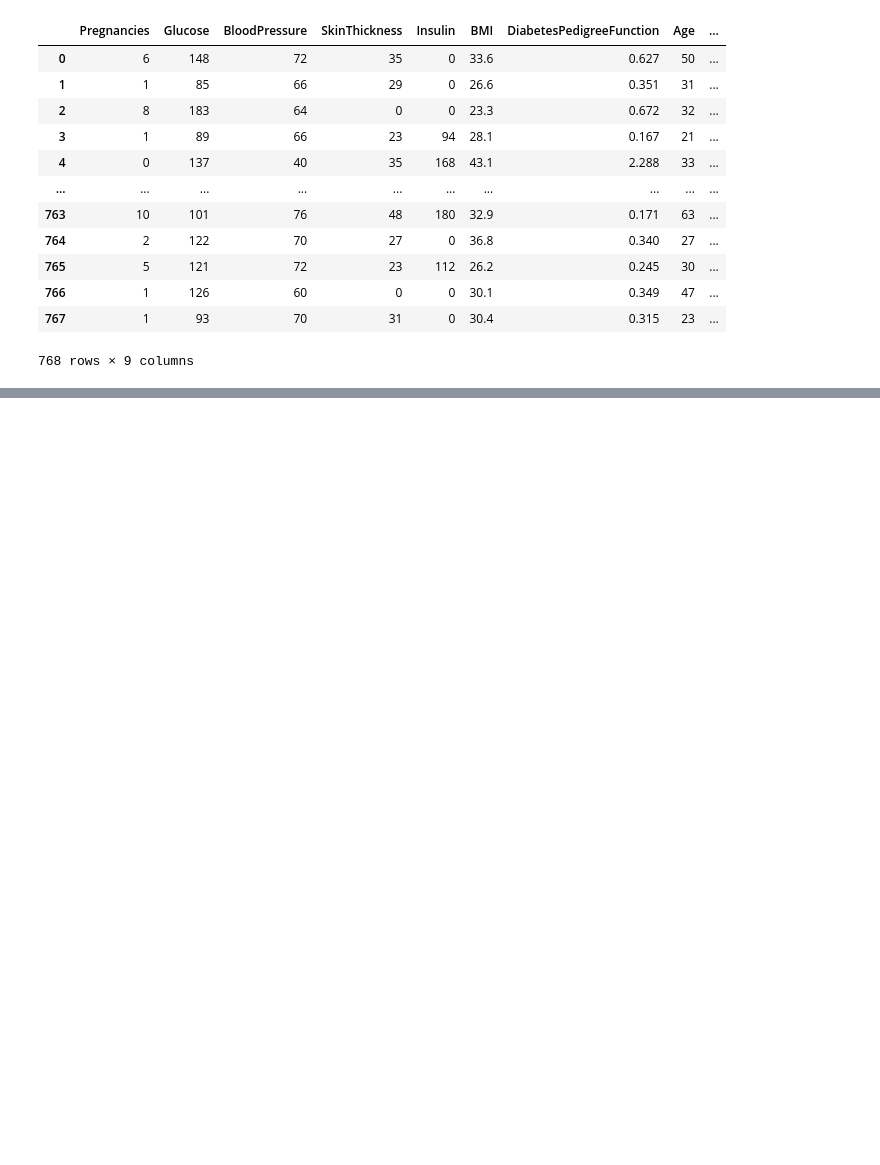
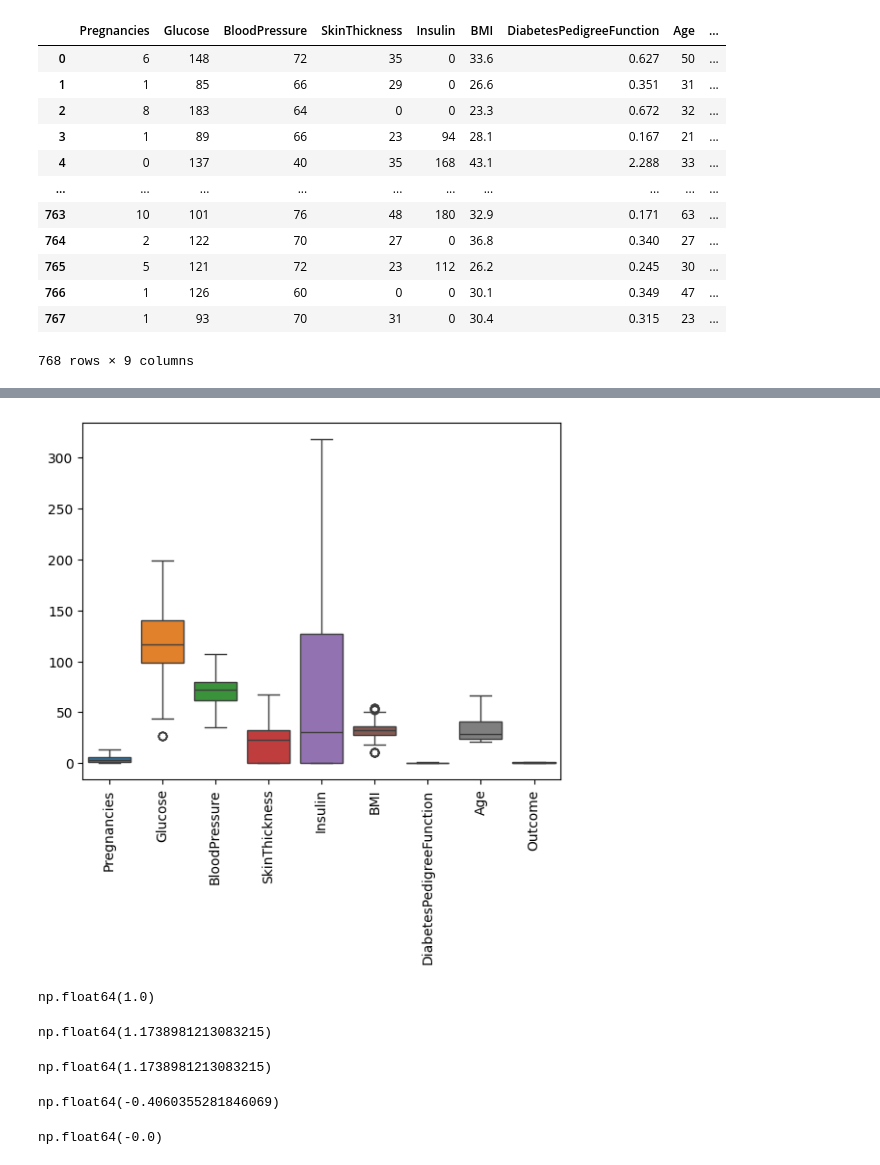
Before and after one commit to vivsingh119/agentic-ai-practise, a Jupyter notebook: Feature_Engineering2.ipynb, the cells around one changed output, grey strips where cells are left out. Cells and saved outputs as stored; diff of their text form; code cells hidden in the pictures; blank space fills up the shorter version.

```diff
--- a/Feature_Engineering2.ipynb
+++ b/Feature_Engineering2.ipynb
@@ -24,0 +91,5 @@ diabiteisDf
+# %%
+for c in column :
+  #find skewness => +0 or +0 => normal Dis. +1 or -1 or greater than +1 or -1 then Skewed dist.
+  skewness=df_diabiteis[c].skew().round()
+  print(f"{c}: {skewness}")
@@ -24,0 +105,40 @@ diabiteisDf
+# %%
+for c in column:
+  skewness=df_diabiteis[c].skew().round()
+  if skewness==0:
+    lower= df_diabiteis[c].mean()- 3*df_diabiteis[c].std()
+    upper= df_diabiteis[c].mean()+ 3*df_diabiteis[c].std()
+    #df_diabiteis[c]=df_diabiteis[c].map(lambda x: lower if(x<lower) else upper if(x>upper) else x)
+  else:
+     q1,q3=df_diabiteis[c].quantile([0.25,0.75])
+     iqr=q3-q1
+     lower=q1-1.5*iqr
+     upper=q3+1.5*iqr
+    # df_diabiteis[c]=df_diabiteis[c].map(lambda x: lower if(x<lower) else upper if(x>upper) else x)
+  df_diabiteis[c]=df_diabiteis[c].clip(lower,upper)
+# %%
+sns.boxplot(df_diabiteis)
+plt.xticks(rotation=90)
+plt.show()
+# %% [output]
+[figure, added]
+# %%
+df_diabiteis['Insulin'].skew().round()
+# %% [output]
+np.float64(1.0)
+# %%
+abs(df_diabiteis['Insulin'].skew())
+# %% [output]
+np.float64(1.1738981213083215)
+# %%
+df_diabiteis['Insulin'].skew()
+# %% [output]
+np.float64(1.1738981213083215)
+# %%
+df_diabiteis["BloodPressure"].skew()
+# %% [output]
+np.float64(-0.4060355281846069)
+# %%
+df_diabiteis["BloodPressure"].skew().round()
+# %% [output]
+np.float64(-0.0)
```
Also changed, not shown: parts of 11 cells of this notebook.
